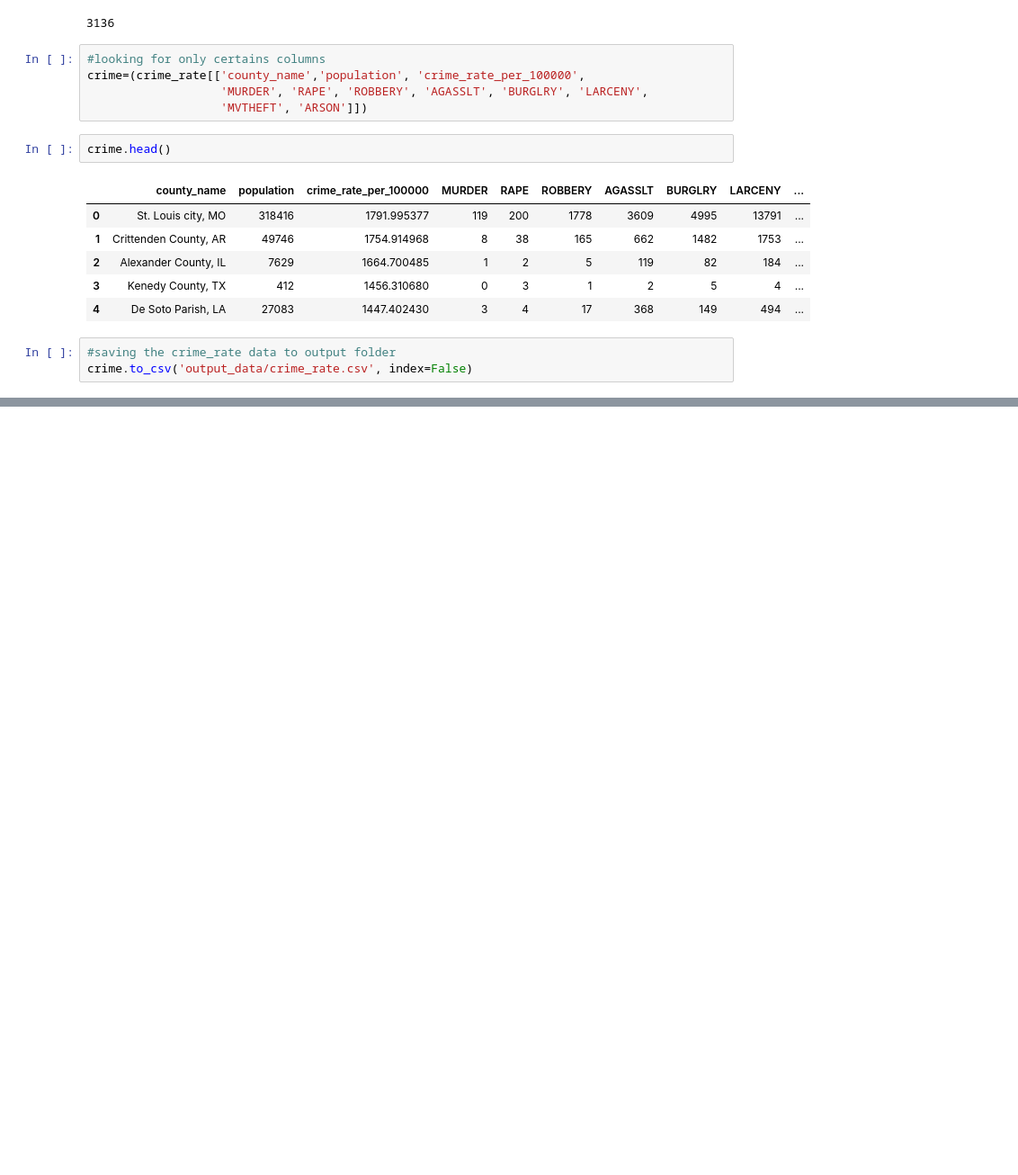
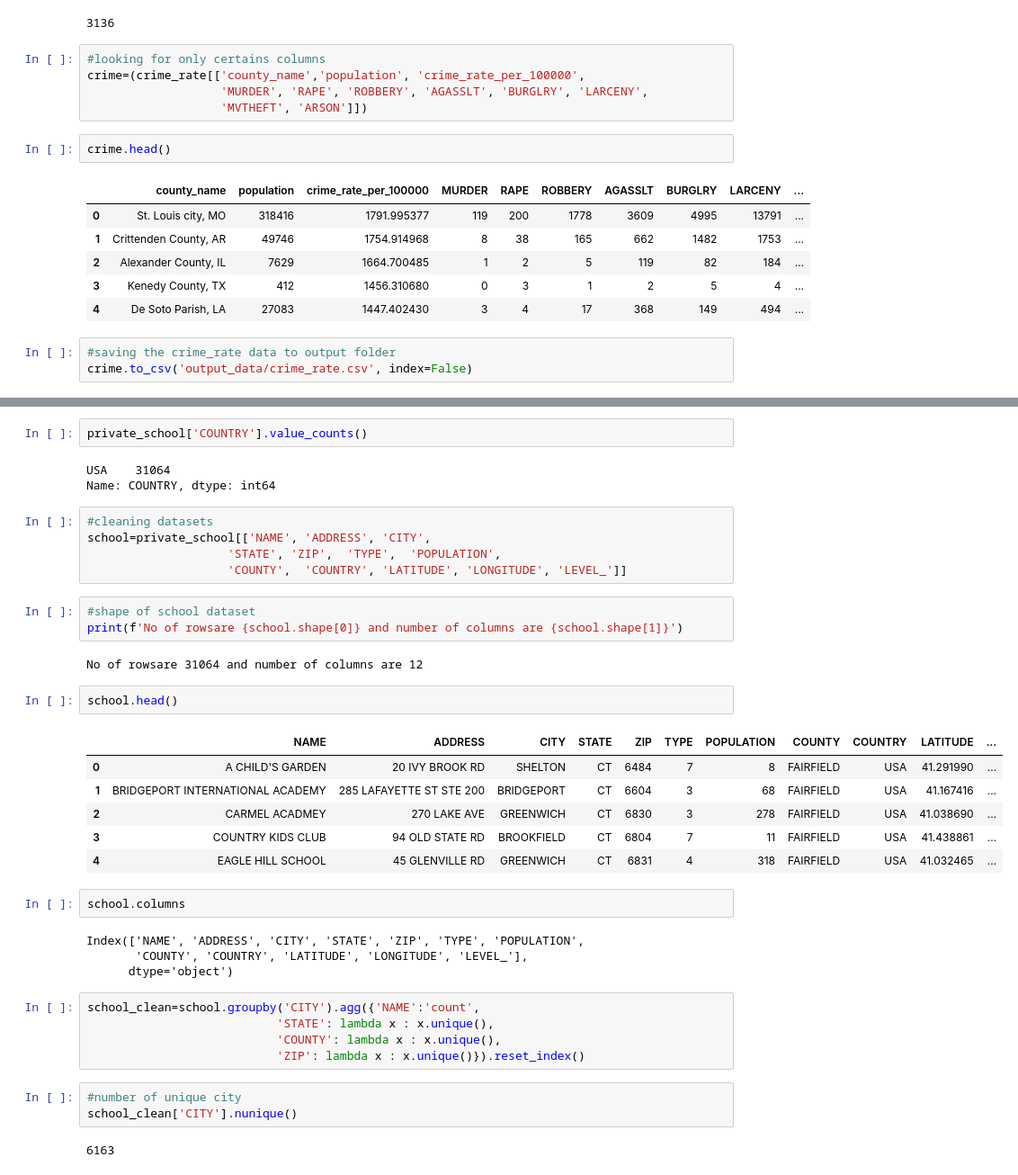
Before and after one commit to pandeysudip/housing-price, a Jupyter notebook: housing_data.ipynb, the cells around one changed output, grey strips where cells are left out. Shown at 90% size. Drawn from its saved outputs; the diff is of its cells as text; blank space fills up the shorter version.

```diff
--- a/housing_data.ipynb
+++ b/housing_data.ipynb
@@ -193,0 +221,40 @@ crime.to_csv('output_data/crime_rate.csv', index=False)
+# %%
+private_school['COUNTRY'].value_counts()
+# %% [output]
+USA    31064
+Name: COUNTRY, dtype: int64
+# %%
+#cleaning datasets
+school=private_school[['NAME', 'ADDRESS', 'CITY',
+                    'STATE', 'ZIP',  'TYPE',  'POPULATION',
+                    'COUNTY',  'COUNTRY', 'LATITUDE', 'LONGITUDE', 'LEVEL_']]
+# %%
+#shape of school dataset
+print(f'No of rowsare {school.shape[0]} and number of columns are {school.shape[1]}')
+# %% [output]
+No of rowsare 31064 and number of columns are 12
+# %%
+school.head()
+# %% [output]
+|  | NAME | ADDRESS | CITY | STATE | ZIP | TYPE | POPULATION | COUNTY | COUNTRY | LATITUDE | ... |
+| 0 | A CHILD'S GARDEN | 20 IVY BROOK RD | SHELTON | CT | 6484 | 7 | 8 | FAIRFIELD | USA | 41.291990 | ... |
+| 1 | BRIDGEPORT INTERNATIONAL ACADEMY | 285 LAFAYETTE ST STE 200 | BRIDGEPORT | CT | 6604 | 3 | 68 | FAIRFIELD | USA | 41.167416 | ... |
+| 2 | CARMEL ACADMEY | 270 LAKE AVE | GREENWICH | CT | 6830 | 3 | 278 | FAIRFIELD | USA | 41.038690 | ... |
+| 3 | COUNTRY KIDS CLUB | 94 OLD STATE RD | BROOKFIELD | CT | 6804 | 7 | 11 | FAIRFIELD | USA | 41.438861 | ... |
+| 4 | EAGLE HILL SCHOOL | 45 GLENVILLE RD | GREENWICH | CT | 6831 | 4 | 318 | FAIRFIELD | USA | 41.032465 | ... |
+# %%
+school.columns
+# %% [output]
+Index(['NAME', 'ADDRESS', 'CITY', 'STATE', 'ZIP', 'TYPE', 'POPULATION',
+       'COUNTY', 'COUNTRY', 'LATITUDE', 'LONGITUDE', 'LEVEL_'],
+      dtype='object')
+# %%
+school_clean=school.groupby('CITY').agg({'NAME':'count',
+                           'STATE': lambda x : x.unique(),
+                           'COUNTY': lambda x : x.unique(),
+                           'ZIP': lambda x : x.unique()}).reset_index()
+# %%
+#number of unique city
+school_clean['CITY'].nunique()
+# %% [output]
+6163
```
Also changed, not shown: parts of 4 cells of this notebook.
